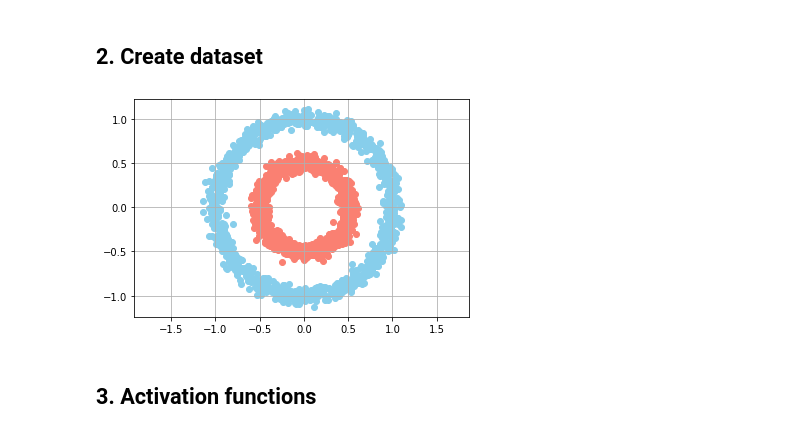
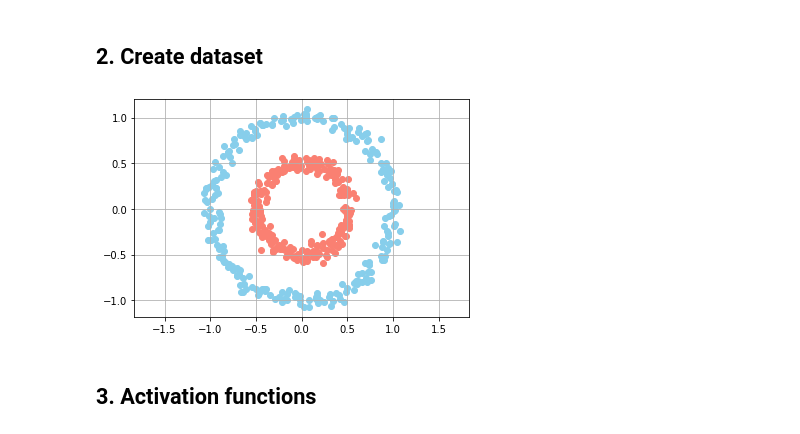
Before and after one commit to adrianmarino/neural-network-from-scratch, a Jupyter notebook: Neural_network_from_scratch.ipynb, the cells around one changed output. Saved outputs shown, nothing was run; the diff lists cells and outputs as text; code cells hidden in the pictures.

```diff
--- a/Neural_network_from_scratch.ipynb
+++ b/Neural_network_from_scratch.ipynb
@@ -171,27 +171,26 @@ class CirclesDataset:
     def __init__(self, samples_count, factor, noise, shuffle=True):
         self.X, y = make_circles(
             n_samples=samples_count,
-            shuffle=True,
             factor=factor,
             noise=noise
         )
         # Change self.labels shape from (labels_count, ) to (labels_count, 1)..
         self.y = np.reshape(y, (y.shape[0], 1))
 
-    def train_test(self, test_size):
-        return train_test_split(self.X, self.y, test_size=test_size, shuffle=True)
+    def train_test(self, test_size, shuffle=True):
+        return train_test_split(self.X, self.y, test_size=test_size, shuffle=shuffle)
 
     def plot(self): DatasetPlotter(self).plot()
 # %%
 dataset = CirclesDataset(
-    samples_count=2_000,
+    samples_count=500,
     factor=0.5,
     noise=0.05,
     shuffle=True
 )
 dataset.plot()
 # %% [output]
-[figure, old version]
+[figure, new version]
 # %% [markdown]
 ## 3. Activation functions
 # %%
```
Also changed, not shown: parts of 5 cells of this notebook.
